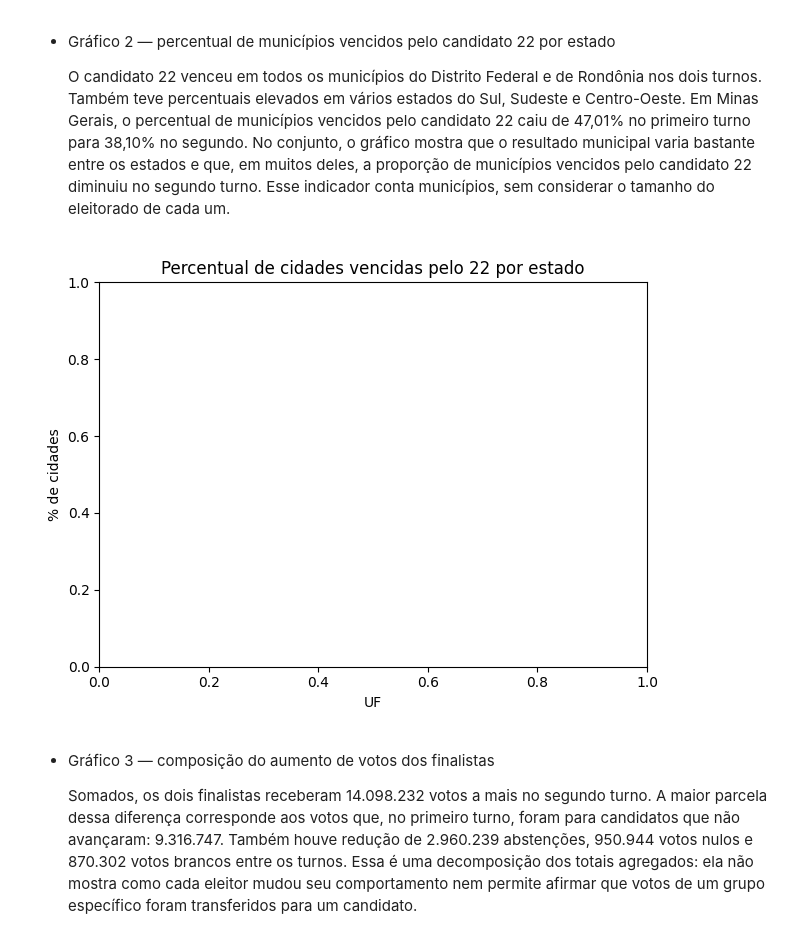
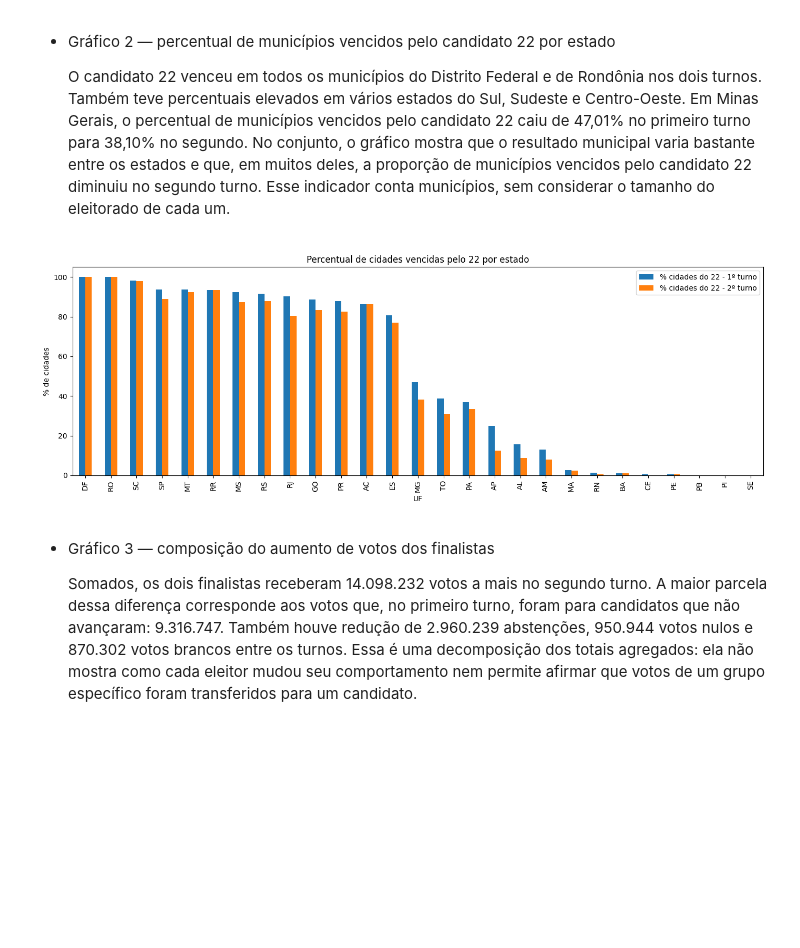
Before and after one commit to Arthxzs/Analise_Eleitoral_2026, a Jupyter notebook: Análise_votação.ipynb, the cells around one changed output. Cells and saved outputs as stored; diff of their text form; code cells hidden in the pictures; blank space fills up the shorter version.

```diff
--- a/Análise_votação.ipynb
+++ b/Análise_votação.ipynb
@@ -487,13 +487,14 @@ plt.show()
   O candidato 22 venceu em todos os municípios do Distrito Federal e de Rondônia nos dois turnos. Também teve percentuais elevados em vários estados do Sul, Sudeste e Centro-Oeste. Em Minas Gerais, o percentual de municípios vencidos pelo candidato 22 caiu de 47,01% no primeiro turno para 38,10% no segundo. No conjunto, o gráfico mostra que o resultado municipal varia bastante entre os estados e que, em muitos deles, a proporção de municípios vencidos pelo candidato 22 diminuiu no segundo turno. Esse indicador conta municípios, sem considerar o tamanho do eleitorado de cada um.
 # %%
 # Gráfico 2: percentual de cidades vencidas pelo 22, por estado, em cada turno
+pct_cidades_22.plot(kind="bar", figsize=(14, 5))
 plt.title("Percentual de cidades vencidas pelo 22 por estado")
 plt.ylabel("% de cidades")
 plt.xlabel("UF")
 plt.tight_layout()
 plt.show()
 # %% [output]
-[figure, old version]
+[figure, new version]
 # %% [markdown]
 * Gráfico 3 — composição do aumento de votos dos finalistas
 
```
